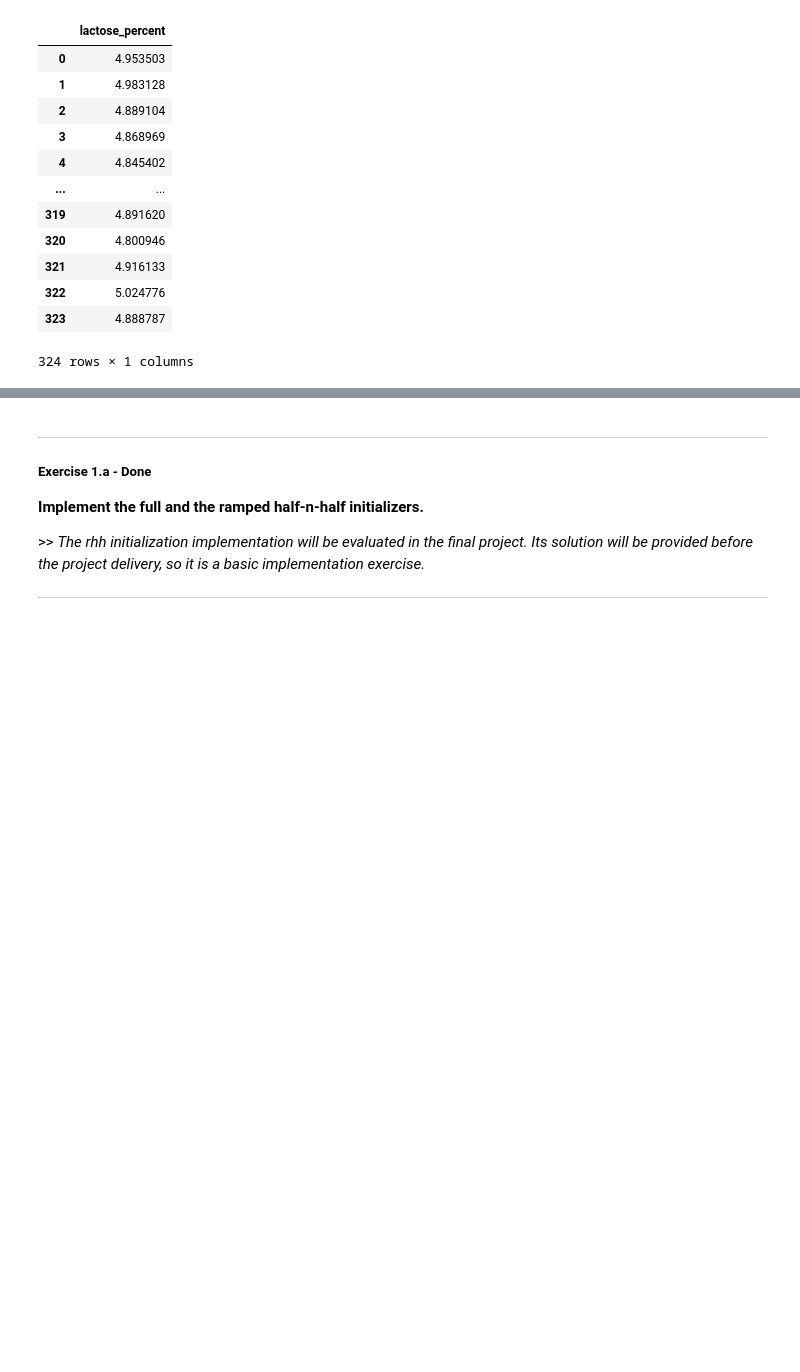
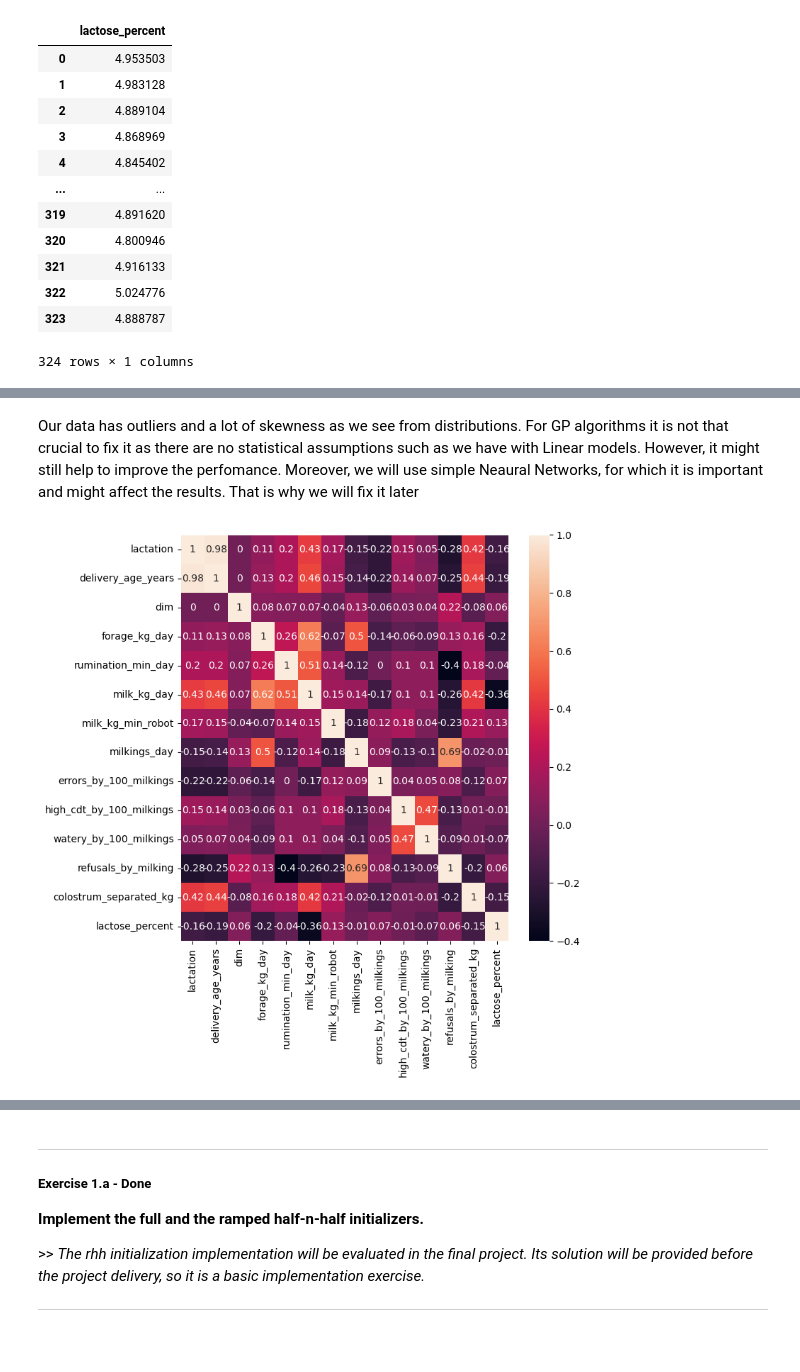
Before and after one commit to ontenkutsenko/GP_Milk_Content_Prediction, a Jupyter notebook: Notebook.ipynb, the cells around one changed output, grey strips where cells are left out. Saved outputs shown, nothing was run; the diff lists cells and outputs as text; code cells hidden in the pictures; blank space fills up the shorter version.

```diff
--- a/Notebook.ipynb
+++ b/Notebook.ipynb
@@ -118,0 +127,10 @@ tensor([4.7904, 4.8916, 4.9784, 4.9259, 4.7225, 5.0039, 4.8479, 4.8490, 4.7730,
+# %% [markdown]
+Our data has outliers and a lot of skewness as we see from distributions. For GP algorithms it is not that crucial to fix it as there are no statistical assumptions such as we have with Linear models. However, it might still help to improve the perfomance. Moreover, we will use simple Neaural Networks, for which it is important and might affect the results. That is why we will fix it later
+# %%
+plt.figure(figsize=(8,8))
+sns.heatmap(np.round(pd.concat([X_train, y_train], axis = 1).corr(),2), annot=True)
+plt.grid(False)
+plt.tight_layout()
+plt.show()
+# %% [output]
+[figure, added]
```
Also changed, not shown: parts of 64 cells of this notebook, 7 other files.
